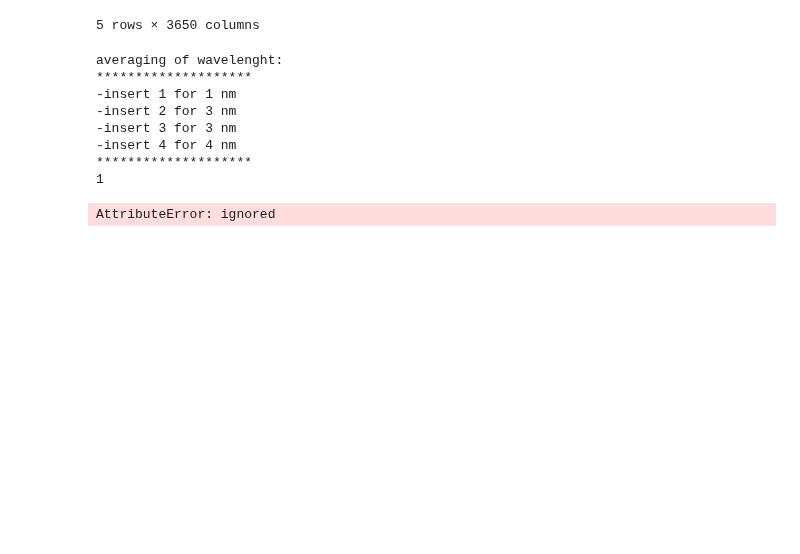
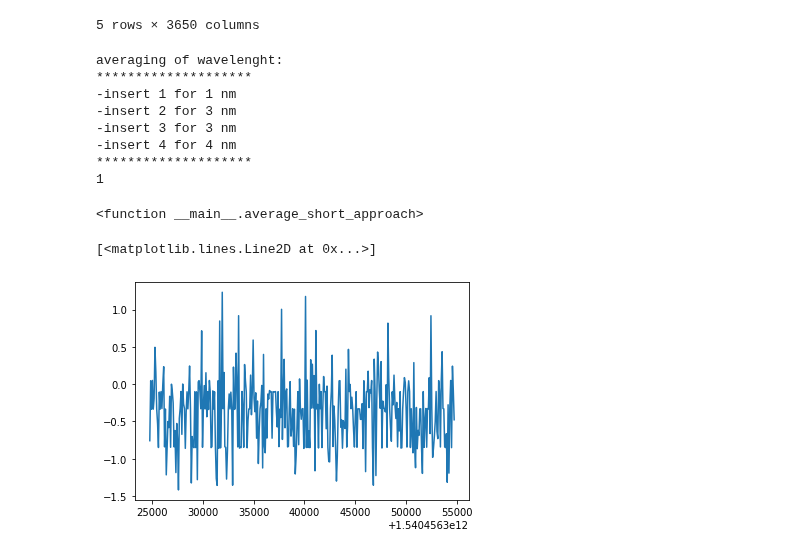
Before and after one commit to TillVollmer5/DSF-FS2022, a Jupyter notebook: CodingTask1.ipynb, the cells around one changed output. Drawn from its saved outputs; the diff is of its cells as text; code cells hidden in the pictures; blank space fills up the shorter version.

```diff
--- a/CodingTask1.ipynb
+++ b/CodingTask1.ipynb
@@ -65,13 +65,14 @@ n= input('''averaging of wavelenght:
 -insert 4 for 4 nm
 ********************
 ''')
-def average_long_approach(n):
+def average_long_approach1(n):
   averaged_list= []
+  df_head= df.head(0)
   i= 2
   r= i + 1
   for i in range(2, 3650, r):
-    undivided_value= df[i]
-    while df.columns[r] < (df.columns[i] + n):
+    undivided_value= df.columns[i]
+    while df_head[r] < (df_head[i] + n):
       undivided_value= undivided_value + df.columns[r]
       r += 1
     averaged_values= undivided_value / (r+1)
@@ -79,7 +80,7 @@ def average_long_approach(n):
 
   averaged_list
 
-#average_long_approach(n)
+#average_long_approach
 
 def average_short_approach(n):
   i= 2
@@ -88,9 +89,11 @@ def average_short_approach(n):
     while df.columns[r] < (df.columns[i] + n):
       r+=1
     averaged_array= np.average(df.columns[i:r])
-  averaged_array
+  f= open('average.cvs', 'w+')
+  f.write(averaged_array)
+  f.close
 
-#average_short_approach
+average_short_approach
 # %% [output]
 averaging of wavelenght:
 ********************
@@ -100,3 +103,4 @@ averaging of wavelenght:
 -insert 4 for 4 nm
 ********************
 1
+<function __main__.average_short_approach>
@@ -137,13 +107,9 @@ def average_short_approach_timemeasurement(n):
 # %%
-time= df.columns[1]
-l=35
-s=7
-a_array= np.array(df.columns[l])
-b_array= np.array(df.columns[s])
-
-diff_wl= a_array - b_array
+time= df['Unnamed: 1']
+diff_wl= df['317.5623'] - df['316.7492']
 
 fig, ax = plt.subplots()
-ax.plot(x_val, diff_wl)
+ax.plot(time, diff_wl)
 # %% [output]
-AttributeError: ignored
+[<matplotlib.lines.Line2D at 0x...>]
+[figure, added]
```
Also changed, not shown: parts of 1 cell of this notebook.
